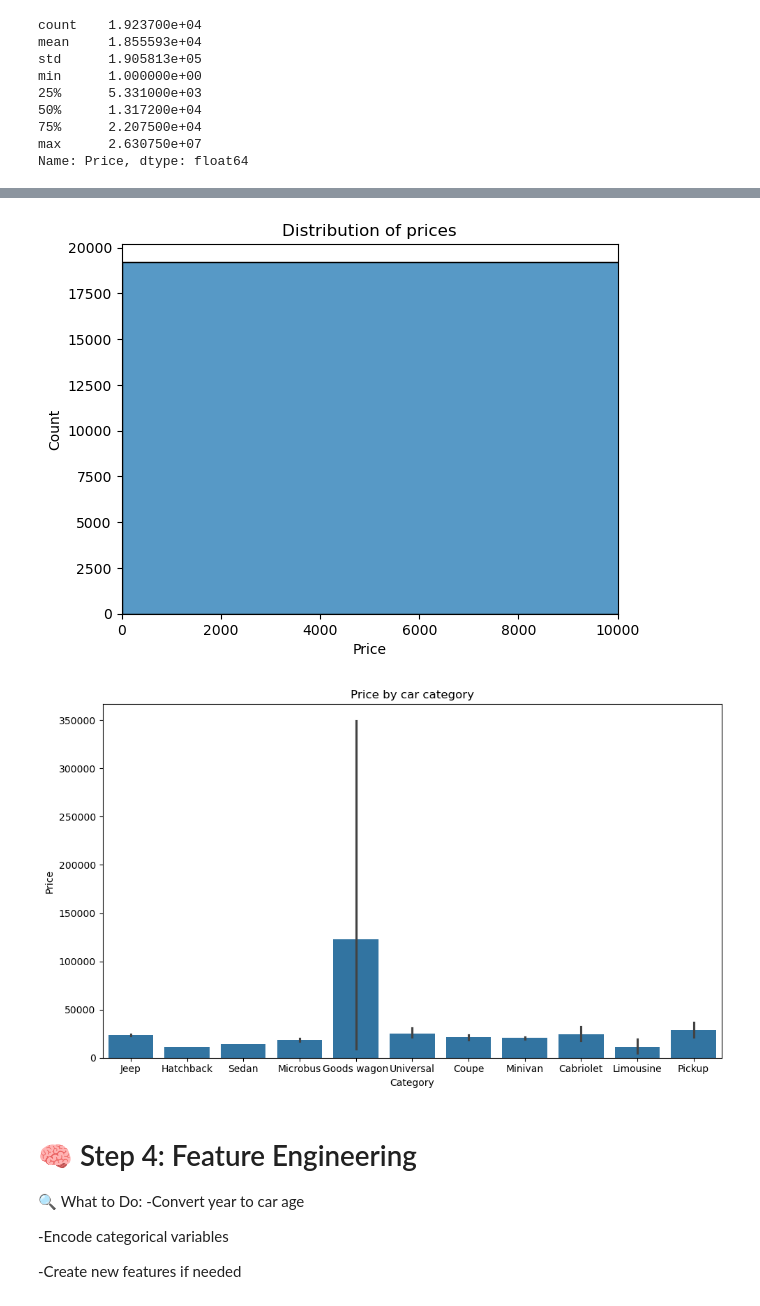
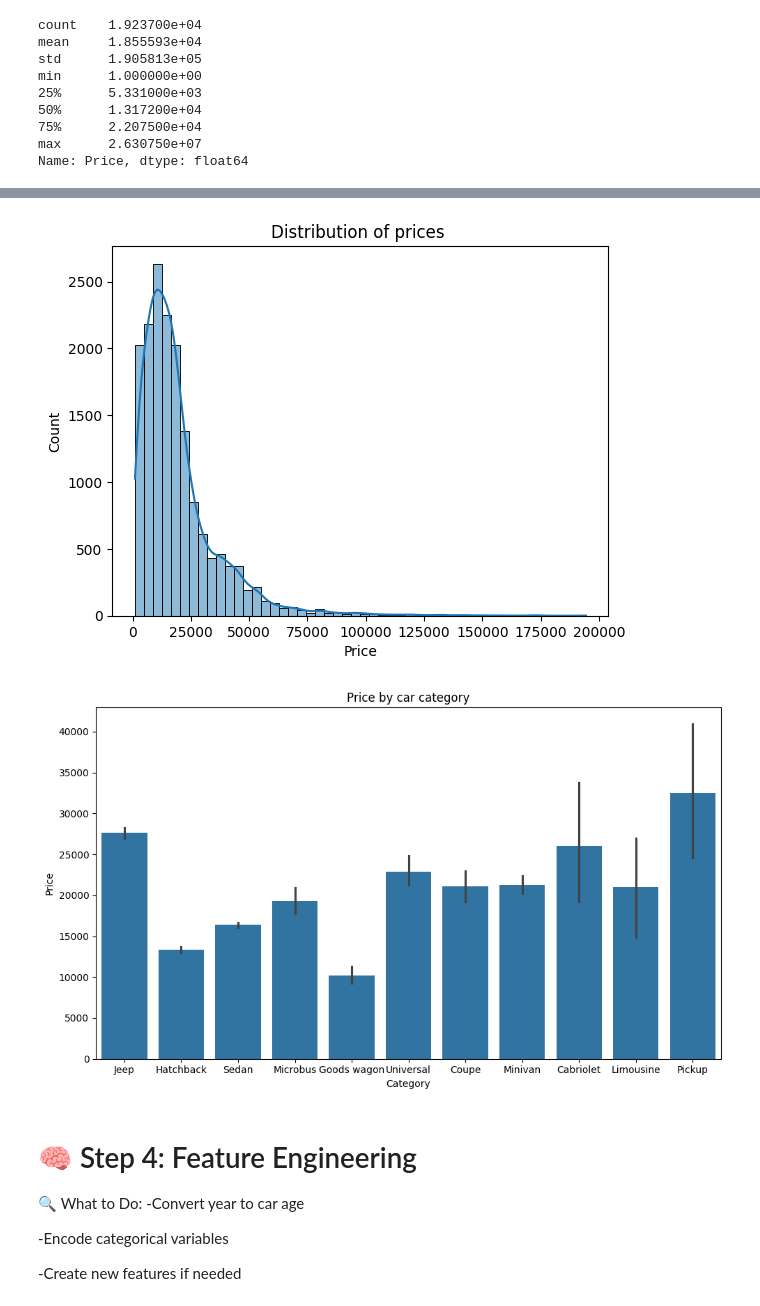
Before and after one commit to Kanyira/Car-price-prediction-models, a Jupyter notebook: Car price prediction.ipynb, the cells around one changed output, grey strips where cells are left out. Saved outputs shown, nothing was run; the diff lists cells and outputs as text; code cells hidden in the pictures.

```diff
--- a/Car price prediction.ipynb
+++ b/Car price prediction.ipynb
@@ -76,4 +76,4 @@ dtype: int64
 # %%
 # Drop bad columns
 import numpy as np
-df.drop(columns=['ID','Doors'])
+df= df.drop(columns=['ID','Doors'])
@@ -100,4 +86,7 @@ df['Price']=df['Price'].astype(int)
 # %%
 
 # Fix Mileage
-df['Mileage'] = df['Mileage'].str.replace(' km', '').str.replace(',', '').astype(int)
+# Remove 'km' or other units
+df['Mileage'] = df['Mileage'].str.replace(' km', '', regex=False).str.strip()
+df['Mileage'] = pd.to_numeric(df['Mileage'], errors='coerce')
+print(df['Mileage'].head())
@@ -130,0 +169,5 @@ Name: Price, dtype: float64
+# %%
+df = df[(df['Price'] > 1000) & (df['Price'] < 200000)]
+# %%
+df=df[df['Price']>1000]
+print(df.dtypes)
@@ -131,11 +192,9 @@ Name: Price, dtype: float64
 # %%
-#Price distribution
-sns.histplot(df['Price'],bins=10)
-plt.xlim(0, 10000)
-plt.title('Distribution of prices')
+sns.histplot(df['Price'], bins=50,kde=True)
+plt.title('Distribution of prices ')
 plt.show()
 # %% [output]
-[figure, old version]
+[figure, new version]
 # %%
 #Category vs price
 plt.figure(figsize=(10,6))
@@ -144,7 +203,7 @@ plt.title('Price by car category')
 plt.tight_layout()
 plt.show()
 # %% [output]
-[figure, old version]
+[figure, new version]
 # %% [markdown]
 # 🧠 Step 4: Feature Engineering
 🔍 What to Do:
```
Also changed, not shown: parts of 23 cells of this notebook.
